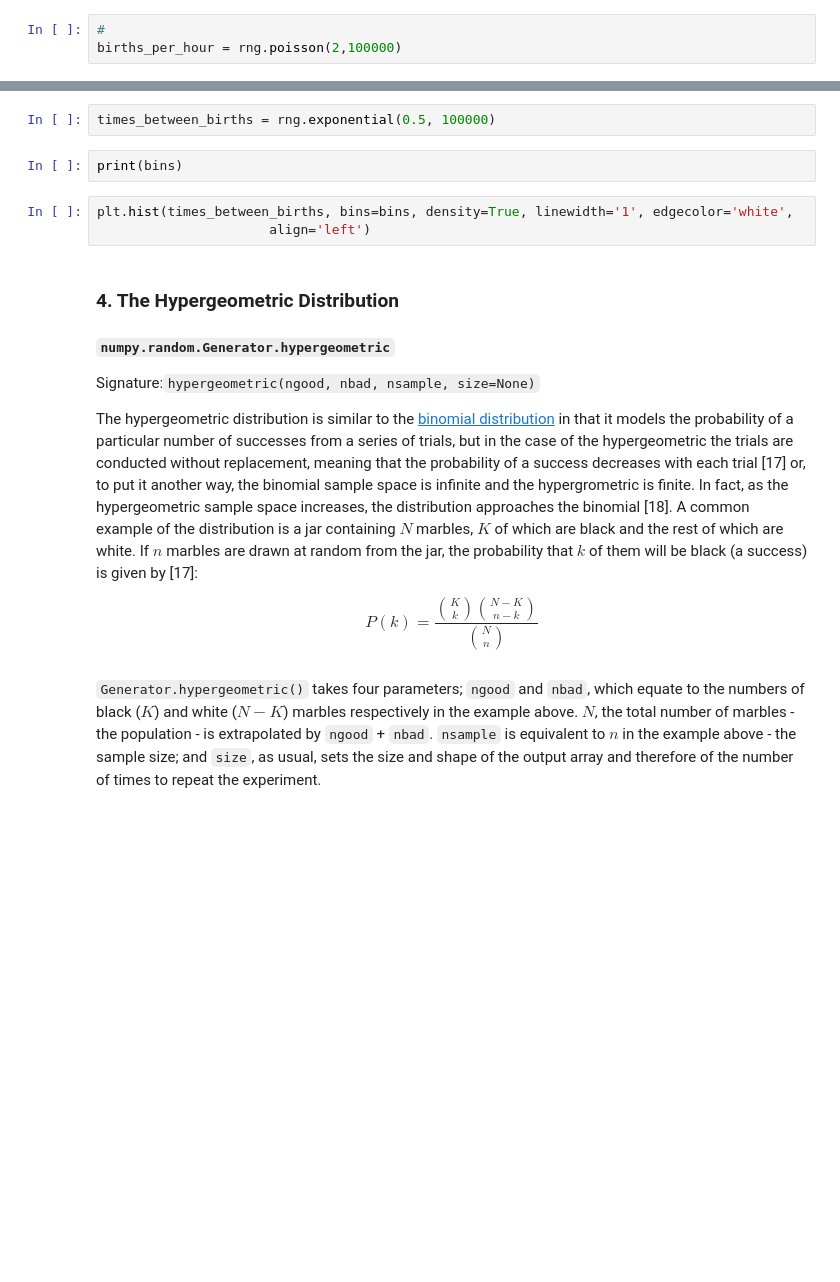
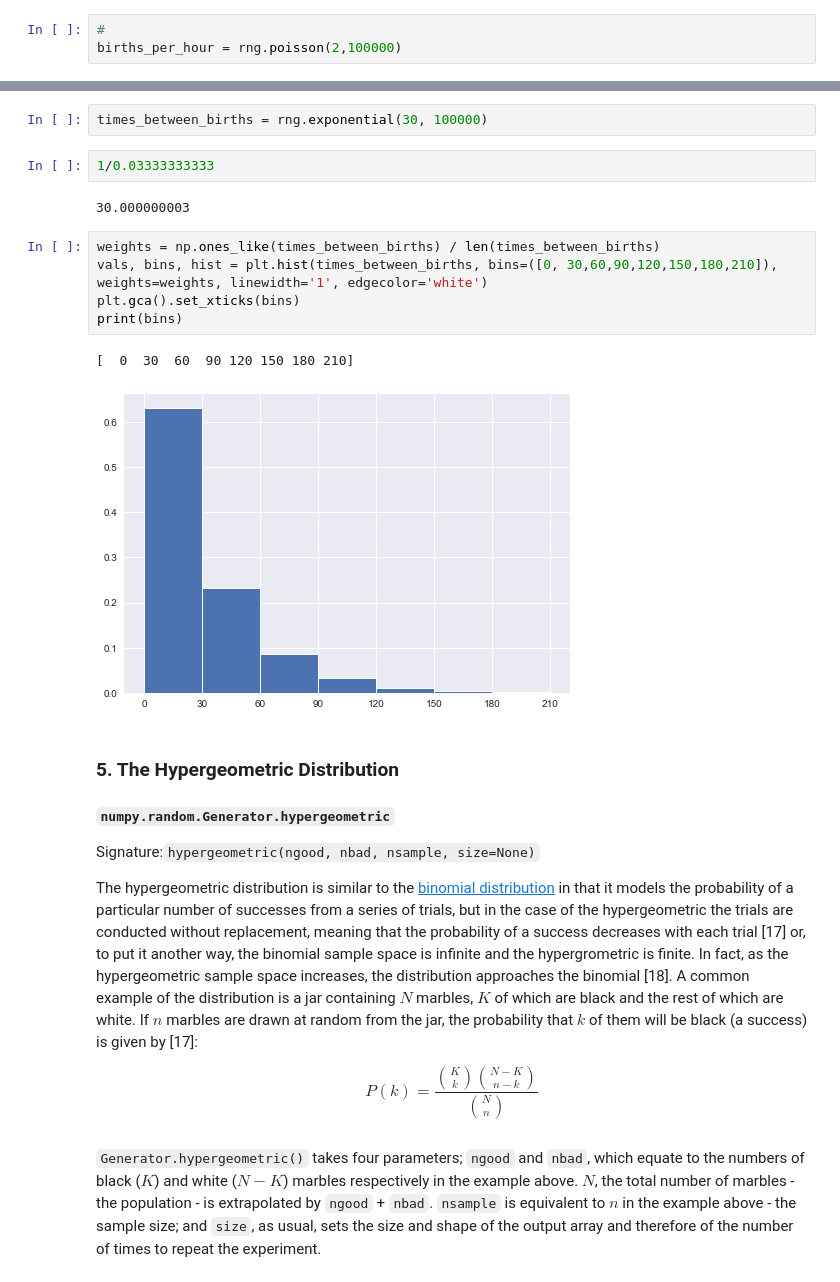
Before and after one commit to fod/numpy-random, a Jupyter notebook: numpy-random.ipynb, the cells around one changed output, grey strips where cells are left out. Saved outputs shown, nothing was run; the diff lists cells and outputs as text; blank space fills up the shorter version.

Commit message:
Added exponential distribution

```diff
--- a/numpy-random.ipynb
+++ b/numpy-random.ipynb
@@ -674,12 +727,19 @@ print(tabulate(zip(vals,bins), headers=("Probability", "No. of births")))
 # %%
-times_between_births = rng.exponential(0.5, 100000)
+times_between_births = rng.exponential(30, 100000)
-# %%
-print(bins)
-# %%
-plt.hist(times_between_births, bins=bins, density=True, linewidth='1', edgecolor='white',
-                      align='left')
+# %%
+1/0.03333333333
+# %% [output]
+30.000000003
+# %%
+weights = np.ones_like(times_between_births) / len(times_between_births)
+vals, bins, hist = plt.hist(times_between_births, bins=([0, 30,60,90,120,150,180,210]), weights=weights, linewidth='1', edgecolor='white')
+plt.gca().set_xticks(bins)
+print(bins)
+# %% [output]
+[  0  30  60  90 120 150 180 210]
+[figure, added]
 # %% [markdown]
-### 4. The Hypergeometric Distribution
+### 5. The Hypergeometric Distribution
 #### `numpy.random.Generator.hypergeometric`
 Signature:`hypergeometric(ngood, nbad, nsample, size=None)`
 
```
Also changed, not shown: parts of 22 cells of this notebook.
